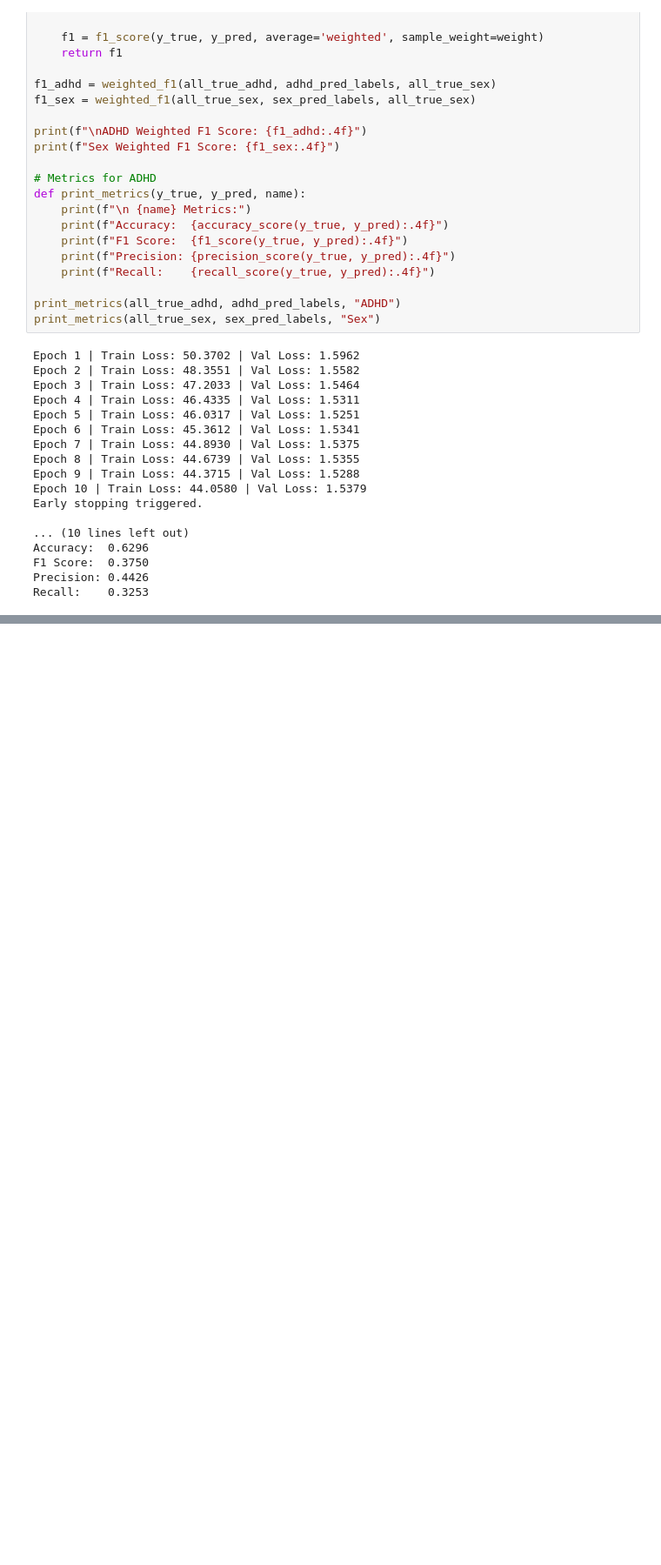
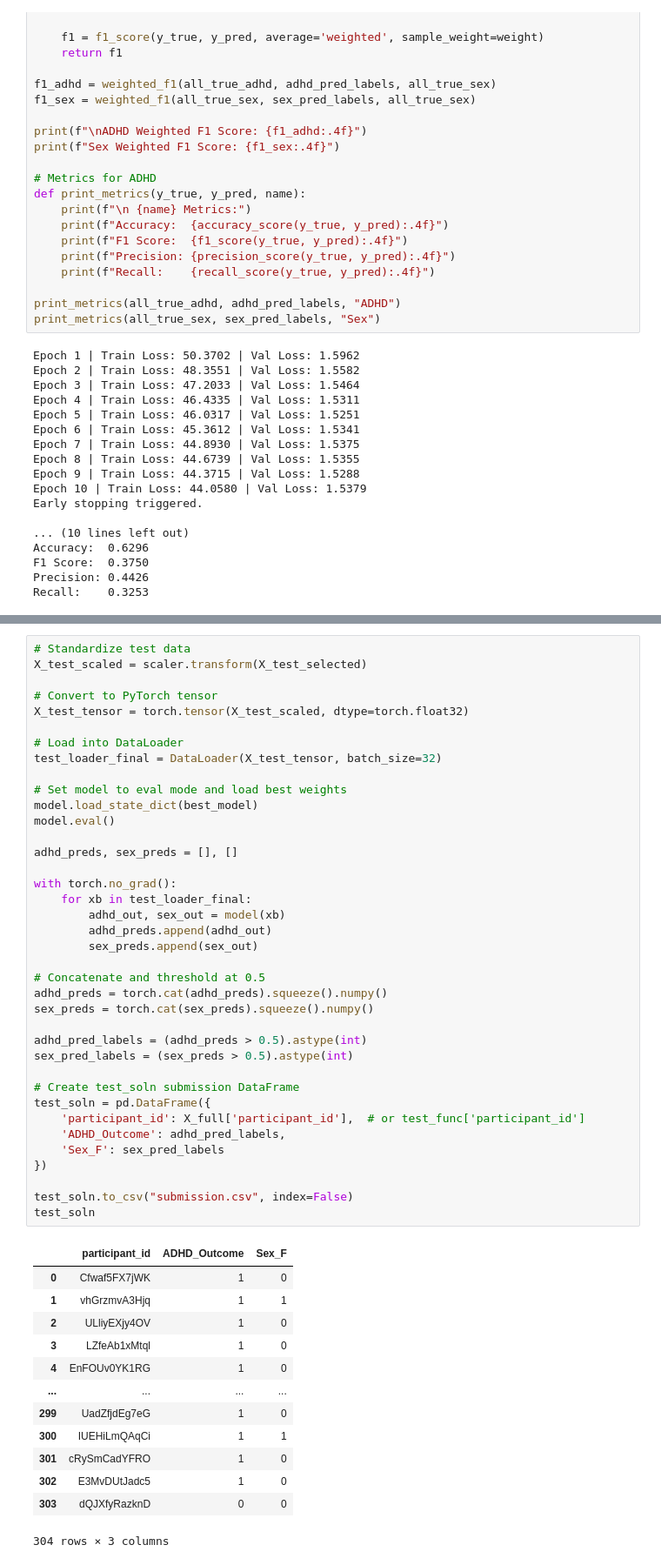
Before and after one commit to itszoetom/WiDSdatathon, a Jupyter notebook: model/pca_rf_nn.ipynb, the cells around one changed output, grey strips where cells are left out. Shown at 87% size. Cells and saved outputs as stored; diff of their text form; blank space fills up the shorter version.

Commit message:
data

```diff
--- a/model/pca_rf_nn.ipynb
+++ b/model/pca_rf_nn.ipynb
@@ -420,0 +549,52 @@ Recall:    0.3253
+# %%
+# Standardize test data
+X_test_scaled = scaler.transform(X_test_selected)
+
+# Convert to PyTorch tensor
+X_test_tensor = torch.tensor(X_test_scaled, dtype=torch.float32)
+
+# Load into DataLoader
+test_loader_final = DataLoader(X_test_tensor, batch_size=32)
+
+# Set model to eval mode and load best weights
+model.load_state_dict(best_model)
+model.eval()
+
+adhd_preds, sex_preds = [], []
+
+with torch.no_grad():
+    for xb in test_loader_final:
+        adhd_out, sex_out = model(xb)
+        adhd_preds.append(adhd_out)
+        sex_preds.append(sex_out)
+
+# Concatenate and threshold at 0.5
+adhd_preds = torch.cat(adhd_preds).squeeze().numpy()
+sex_preds = torch.cat(sex_preds).squeeze().numpy()
+
+adhd_pred_labels = (adhd_preds > 0.5).astype(int)
+sex_pred_labels = (sex_preds > 0.5).astype(int)
+
+# Create test_soln submission DataFrame
+test_soln = pd.DataFrame({
+    'participant_id': X_full['participant_id'],  # or test_func['participant_id']
+    'ADHD_Outcome': adhd_pred_labels,
+    'Sex_F': sex_pred_labels
+})
+
+test_soln.to_csv("submission.csv", index=False)
+test_soln
+# %% [output]
+|  | participant_id | ADHD_Outcome | Sex_F |
+| 0 | Cfwaf5FX7jWK | 1 | 0 |
+| 1 | vhGrzmvA3Hjq | 1 | 1 |
+| 2 | ULliyEXjy4OV | 1 | 0 |
+| 3 | LZfeAb1xMtql | 1 | 0 |
+| 4 | EnFOUv0YK1RG | 1 | 0 |
+| ... | ... | ... | ... |
+| 299 | UadZfjdEg7eG | 1 | 0 |
+| 300 | IUEHiLmQAqCi | 1 | 1 |
+| 301 | cRySmCadYFRO | 1 | 0 |
+| 302 | E3MvDUtJadc5 | 1 | 0 |
+| 303 | dQJXfyRazknD | 0 | 0 |
+304 rows × 3 columns
```
Also changed, not shown: parts of 7 cells of this notebook.
